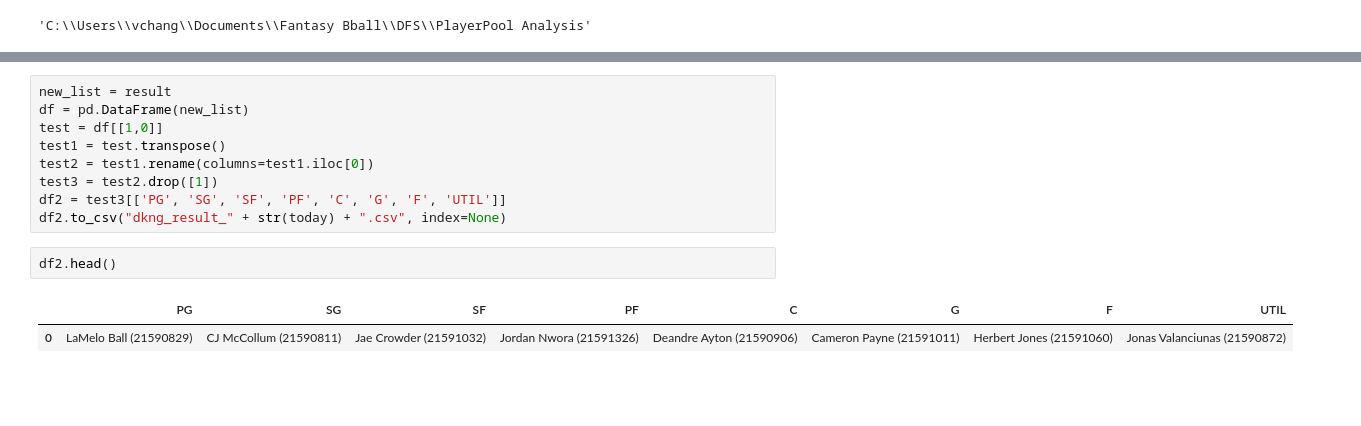
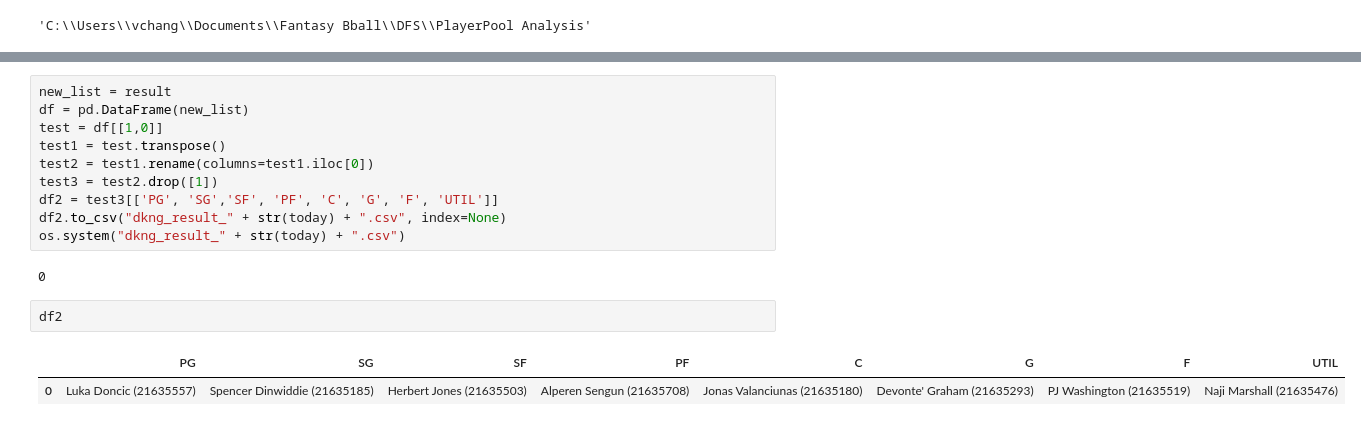
Before and after one commit to vincent-j-chang/fantasybball, a Jupyter notebook: EstablishTheRun/No Repeat Players DraftKings - Player Pool Salary Optimization - ETR v1 .ipynb, the cells around one changed output, grey strips where cells are left out. Saved outputs shown, nothing was run; the diff lists cells and outputs as text; blank space fills up the shorter version.

```diff
--- a/EstablishTheRun/No Repeat Players DraftKings - Player Pool Salary Optimization - ETR v1 .ipynb
+++ b/EstablishTheRun/No Repeat Players DraftKings - Player Pool Salary Optimization - ETR v1 .ipynb
@@ -155,10 +155,13 @@ test = df[[1,0]]
 test1 = test.transpose()
 test2 = test1.rename(columns=test1.iloc[0])
 test3 = test2.drop([1])
-df2 = test3[['PG', 'SG', 'SF', 'PF', 'C', 'G', 'F', 'UTIL']]
+df2 = test3[['PG', 'SG','SF', 'PF', 'C', 'G', 'F', 'UTIL']]
 df2.to_csv("dkng_result_" + str(today) + ".csv", index=None)
+os.system("dkng_result_" + str(today) + ".csv")
+# %% [output]
+0
 # %%
-df2.head()
+df2
 # %% [output]
 |  | PG | SG | SF | PF | C | G | F | UTIL |
-| 0 | LaMelo Ball (21590829) | CJ McCollum (21590811) | Jae Crowder (21591032) | Jordan Nwora (21591326) | Deandre Ayton (21590906) | Cameron Payne (21591011) | Herbert Jones (21591060) | Jonas Valanciunas (21590872) |
+| 0 | Luka Doncic (21635557) | Spencer Dinwiddie (21635185) | Herbert Jones (21635503) | Alperen Sengun (21635708) | Jonas Valanciunas (21635180) | Devonte' Graham (21635293) | PJ Washington (21635519) | Naji Marshall (21635476) |
```
Also changed, not shown: parts of 3 cells of this notebook, 1 other file.
